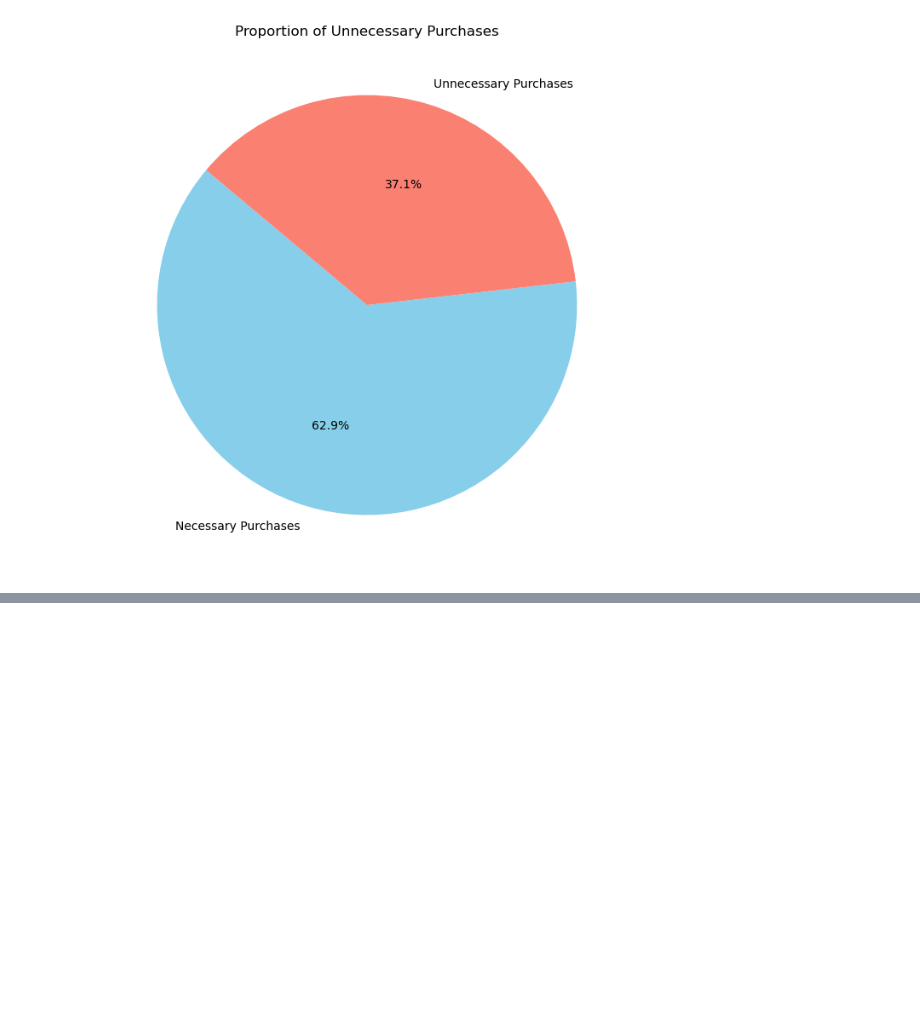
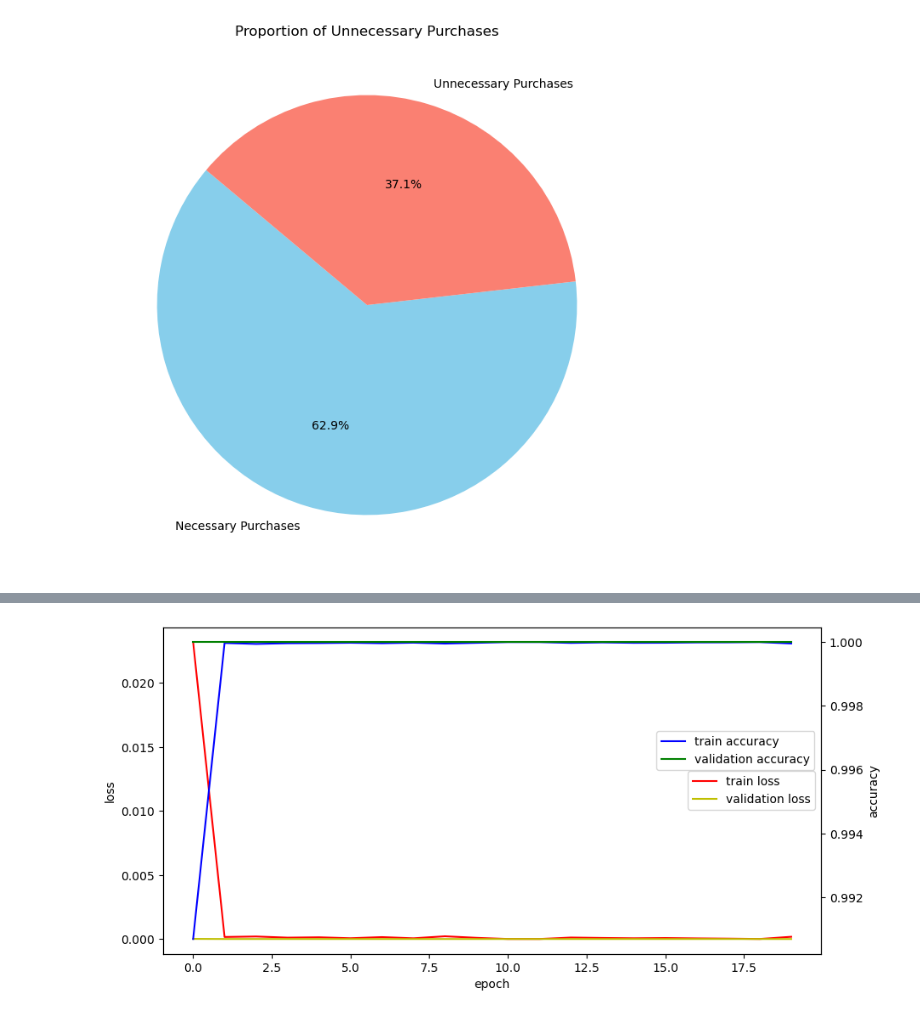
Before and after one commit to WasVelinn/1stPerSonalProjecT, a Jupyter notebook: Untitled4.ipynb, the cells around one changed output, grey strips where cells are left out. Cells and saved outputs as stored; diff of their text form; code cells hidden in the pictures; blank space fills up the shorter version.

```diff
--- a/Untitled4.ipynb
+++ b/Untitled4.ipynb
@@ -353,0 +474,4 @@ plt.show()
+# %%
+# 훈련, 테스트 데이터셋 분류
+X_train, X_test, y_train, y_test = train_test_split(X_scaled, y, test_size=0.2, random_state=42)
+X_train.shape, X_test.shape, y_train.shape, y_test.shape
@@ -353,0 +480,18 @@ plt.show()
+# %%
+# DNN모델 설계
+model = Sequential([
+    Dense(64, input_dim=X_train.shape[1], activation='relu'),
+    Dropout(0.3),
+    Dense(32, activation='relu'),
+    Dropout(0.3),
+    Dense(16, activation='relu'),
+    Dense(1, activation='sigmoid')
+])
+# %%
+model.compile(optimizer='adam', loss='binary_crossentropy', metrics=['accuracy'])
+# %%
+history = model.fit(X_train, y_train,
+                    validation_data=(X_test, y_test),
+                    epochs=20,
+                    batch_size=128,
+                    verbose=1)
@@ -353,0 +534,16 @@ plt.show()
+# %%
+# 학습과정 표시하기(validation dataset 있는 경우)
+fig, loss_ax = plt.subplots(figsize=(10,5))
+loss_ax.plot(history.history['loss'], 'r', label='train loss')
+loss_ax.plot(history.history['val_loss'], 'y', label='validation loss')
+loss_ax.set_xlabel('epoch')
+loss_ax.set_ylabel('loss')
+acc_ax = loss_ax.twinx()
+acc_ax.plot(history.history['accuracy'], 'b', label='train accuracy')
+acc_ax.plot(history.history['val_accuracy'], 'g', label='validation accuracy')
+acc_ax.set_ylabel('accuracy')
+loss_ax.legend(loc='center right')
+acc_ax.legend(bbox_to_anchor=(0.999, 0.7))
+plt.show()
+# %% [output]
+[figure, added]
```
Also changed, not shown: parts of 23 cells of this notebook, 19 other files.
